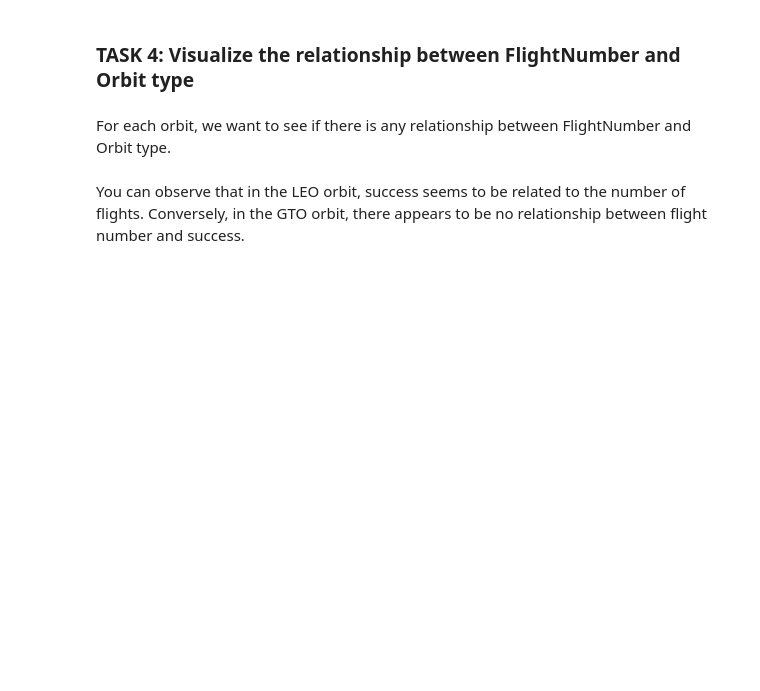
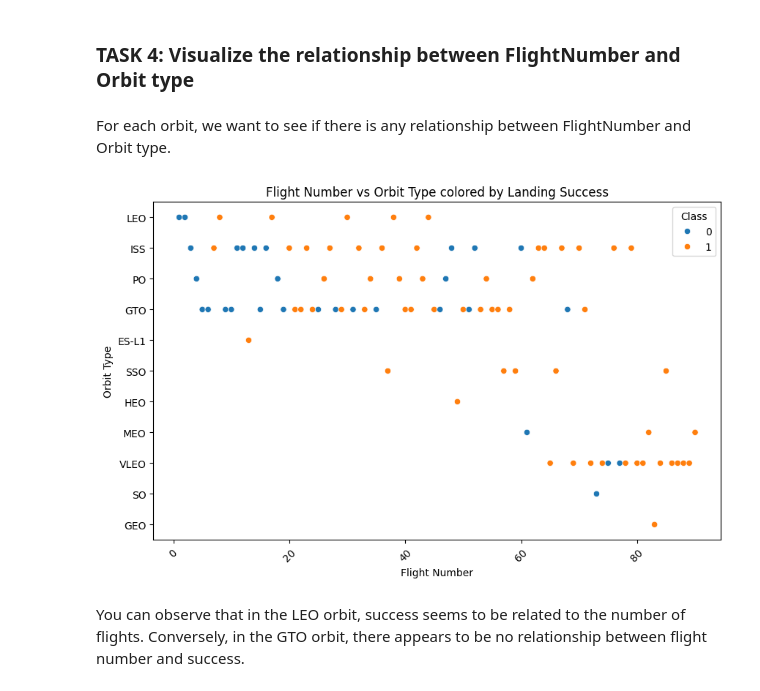
Before and after one commit to SiahBatterson/Space_X_Captsone, a Jupyter notebook: edadataviz.ipynb, the cells around one changed output. Drawn from its saved outputs; the diff is of its cells as text; code cells hidden in the pictures; blank space fills up the shorter version.

```diff
--- a/edadataviz.ipynb
+++ b/edadataviz.ipynb
@@ -127,3 +165,19 @@ For each orbit, we want to see if there is any relationship between FlightNumber
+# %%
+# Scatter plot of FlightNumber vs Orbit colored by Class
+plt.figure(figsize=(10,6))
+sns.scatterplot(
+    data=df,
+    x='FlightNumber',
+    y='Orbit',
+    hue='Class'
+)
+plt.title('Flight Number vs Orbit Type colored by Landing Success')
+plt.xlabel('Flight Number')
+plt.ylabel('Orbit Type')
+plt.xticks(rotation=45)
+plt.show()
+# %% [output]
+[figure, added]
 # %% [markdown]
 You can observe that in the LEO orbit, success seems to be related to the number of flights. Conversely, in the GTO orbit, there appears to be no relationship between flight number and success.
 # %% [markdown]
```
Also changed, not shown: parts of 93 cells of this notebook, 7 other files.
